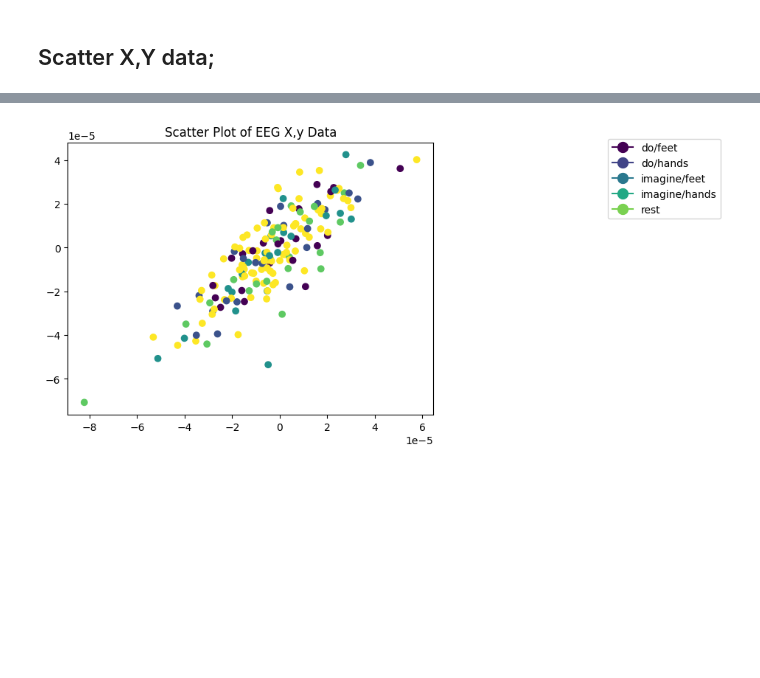
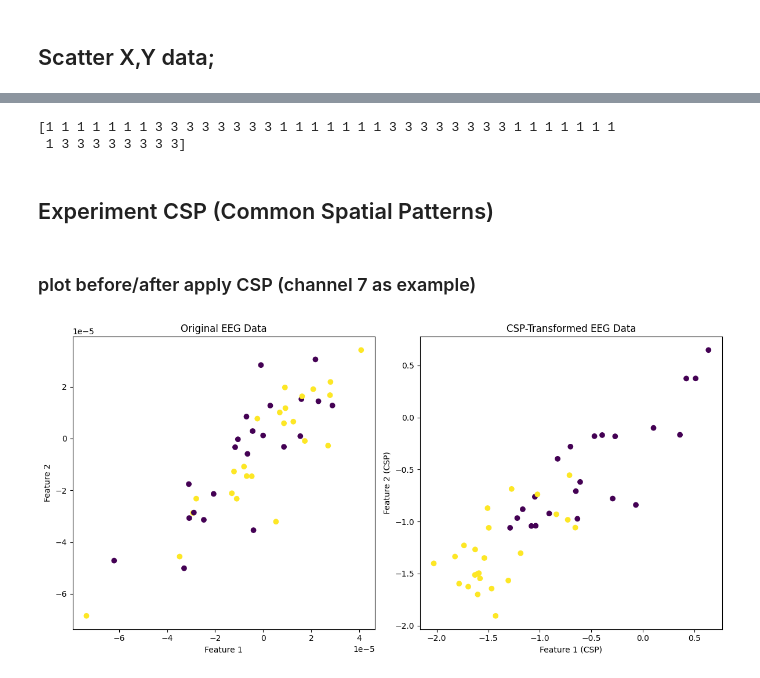
Before and after one commit to aallali/Total-perspective-Vortex, a Jupyter notebook: notebooks/02-dimension-reduction.ipynb, the cells around one changed output, grey strips where cells are left out. Drawn from its saved outputs; the diff is of its cells as text; code cells hidden in the pictures; blank space fills up the shorter version.

Commit message:
[+] : experiment CSP tranformer : @02-dimension-reduction.ipynb

```diff
--- a/notebooks/02-dimension-reduction.ipynb
+++ b/notebooks/02-dimension-reduction.ipynb
@@ -21,3 +36,7 @@ import matplotlib.pyplot as plt
 # %%
-X = epochs.get_data(copy=False )
-y = epochs.events[:, -1] - 1
+X = epochs['hands'].get_data(copy=False )
+y = epochs['hands'].events[:, -1] - 1
+print(y)
+# %% [output]
+[1 1 1 1 1 1 1 3 3 3 3 3 3 3 3 1 1 1 1 1 1 1 3 3 3 3 3 3 3 3 1 1 1 1 1 1 1
+ 1 3 3 3 3 3 3 3 3]
@@ -32,26 +43,41 @@ labels = {
-# %%
- # Assuming X has shape (epochs, channels, time points)
-# Assuming y is your labels (containing label IDs)
-
-# Select the channel and reshape X for scatter plot
-channel_index = 0  # Choose the channel you want to plot
-X_channel = X[:, channel_index, :]
-
-# Flatten X_channel to have 2D shape for the scatter plot
-X_2D = X_channel.reshape((X_channel.shape[0], -1))
-
-# Scatter plot
-scatter = plt.scatter(X_2D[:, 0], X_2D[:, 1], c=y, cmap='viridis')
-# plt.xlabel('Feature 1')
-# plt.ylabel('Feature 2')
-plt.title('Scatter Plot of EEG X,y Data')
-
-# Add legend outside the plot frame
-legend_labels = list(set(y))  # Unique label IDs
-unique_colors = [scatter.cmap(i/len(legend_labels)) for i in range(len(legend_labels))]
-legend_handles = [plt.Line2D([0], [0], marker='o', color=color, markerfacecolor=color, markersize=10) for color in unique_colors]
-plt.legend(legend_handles, [f'{labels[int(label)]}' for label in legend_labels], loc='lower right', bbox_to_anchor=(1.8, 0.7))
-
-plt.show()
-# %% [output]
-[figure, removed]
+# %% [markdown]
+## Experiment CSP (Common Spatial Patterns)
+# %%
+csp = CSP()
+# %%
+X_csp = csp.fit_transform(X, y)
+# %% [markdown]
+### plot before/after apply CSP (channel 7 as example)
+# %%
+import matplotlib.pyplot as plt
+from sklearn.decomposition import PCA
+
+# Assuming X is your EEG data, and X_csp is the CSP-transformed data
+channel_index = 7  # Choose the channel you want to plot
+
+# Original EEG Data
+X_channel = X[:, channel_index, :]
+X_2D = X_channel.reshape((X_channel.shape[0], -1))
+
+# Scatter plot for Original EEG Data
+plt.figure(figsize=(12, 6))
+plt.subplot(1, 2, 1)
+plt.scatter(X_2D[:, 0], X_2D[:, 1], c=y, cmap='viridis')
+plt.title('Original EEG Data')
+plt.xlabel('Feature 1')
+plt.ylabel('Feature 2')
+
+# CSP-Transformed Data
+X_csp_2D = X_csp.reshape((X_csp.shape[0], -1))
+
+# Scatter plot for CSP-Transformed Data
+plt.subplot(1, 2, 2)
+plt.scatter(X_csp_2D[:, 0], X_csp_2D[:, 1], c=y, cmap='viridis')
+plt.title('CSP-Transformed EEG Data')
+plt.xlabel('Feature 1 (CSP)')
+plt.ylabel('Feature 2 (CSP)')
+
+plt.tight_layout()
+plt.show()
+# %% [output]
+[figure, added]
```
Also changed, not shown: parts of 5 cells of this notebook.
